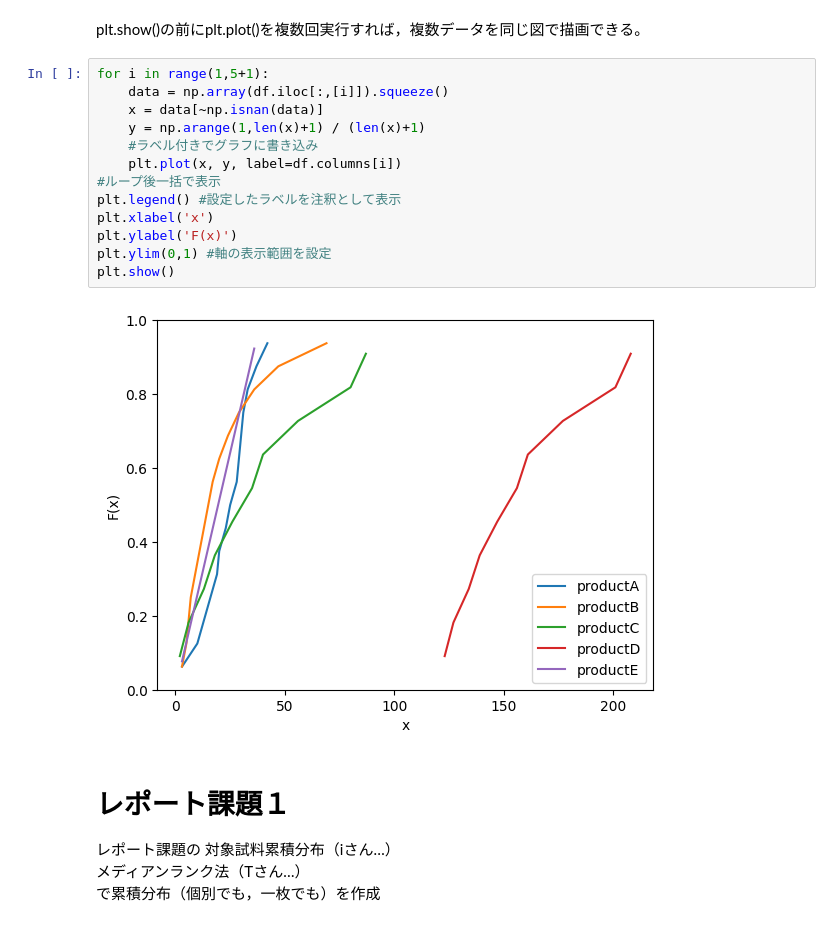
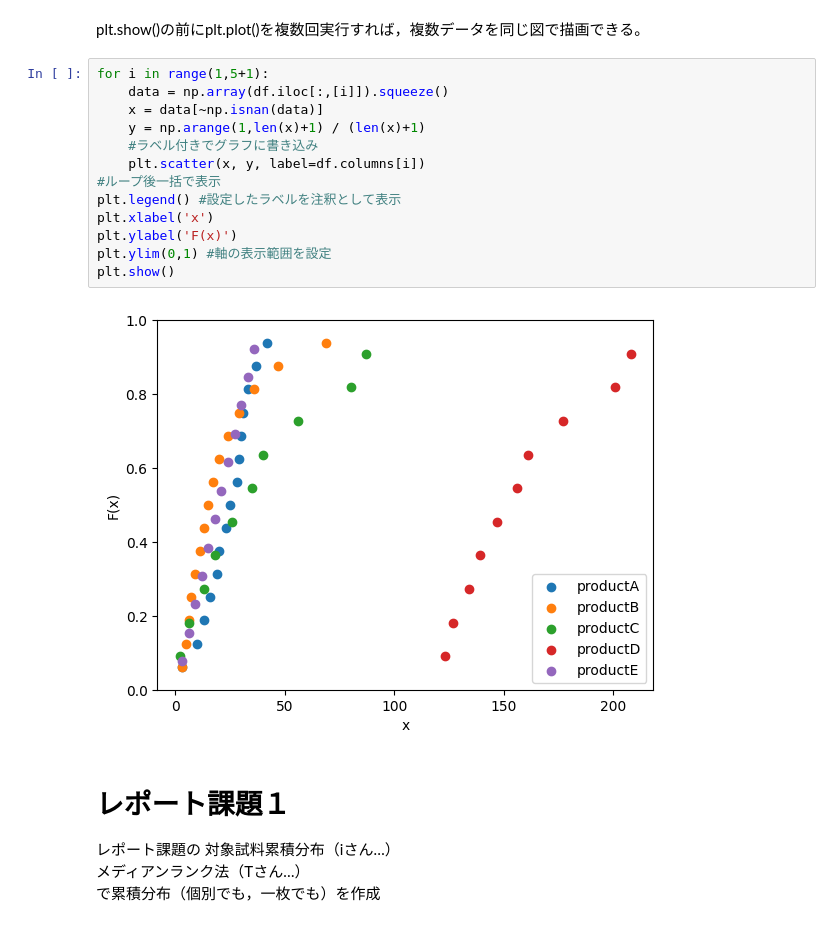
Before and after one commit to yusaku-m/Statistical-Analysis, a Jupyter notebook: 01_RankMethod.ipynb, the cells around one changed output. Cells and saved outputs as stored; diff of their text form.

```diff
--- a/01_RankMethod.ipynb
+++ b/01_RankMethod.ipynb
@@ -300,18 +300,18 @@ plt.show()の前にplt.plot()を複数回実行すれば，複数データを同
 # %%
 for i in range(1,5+1):
     data = np.array(df.iloc[:,[i]]).squeeze()
     x = data[~np.isnan(data)]
     y = np.arange(1,len(x)+1) / (len(x)+1)
     #ラベル付きでグラフに書き込み
-    plt.plot(x, y, label=df.columns[i])
+    plt.scatter(x, y, label=df.columns[i])
 #ループ後一括で表示
 plt.legend() #設定したラベルを注釈として表示
 plt.xlabel('x')
 plt.ylabel('F(x)')
 plt.ylim(0,1) #軸の表示範囲を設定
 plt.show()
 # %% [output]
-[figure, old version]
+[figure, new version]
 # %% [markdown]
 # レポート課題１
 レポート課題の
```
Also changed, not shown: parts of 2 cells of this notebook, 2 other files.
